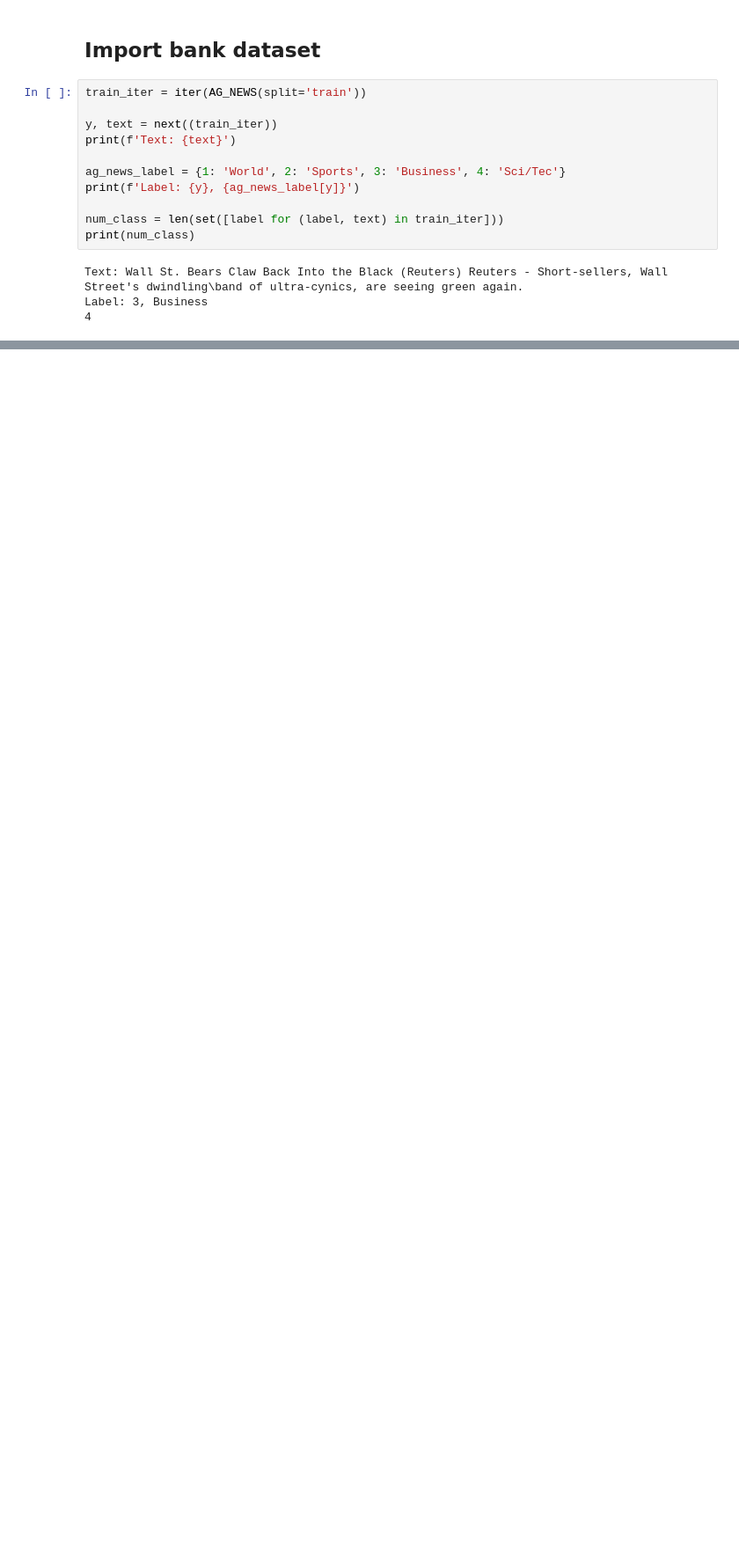
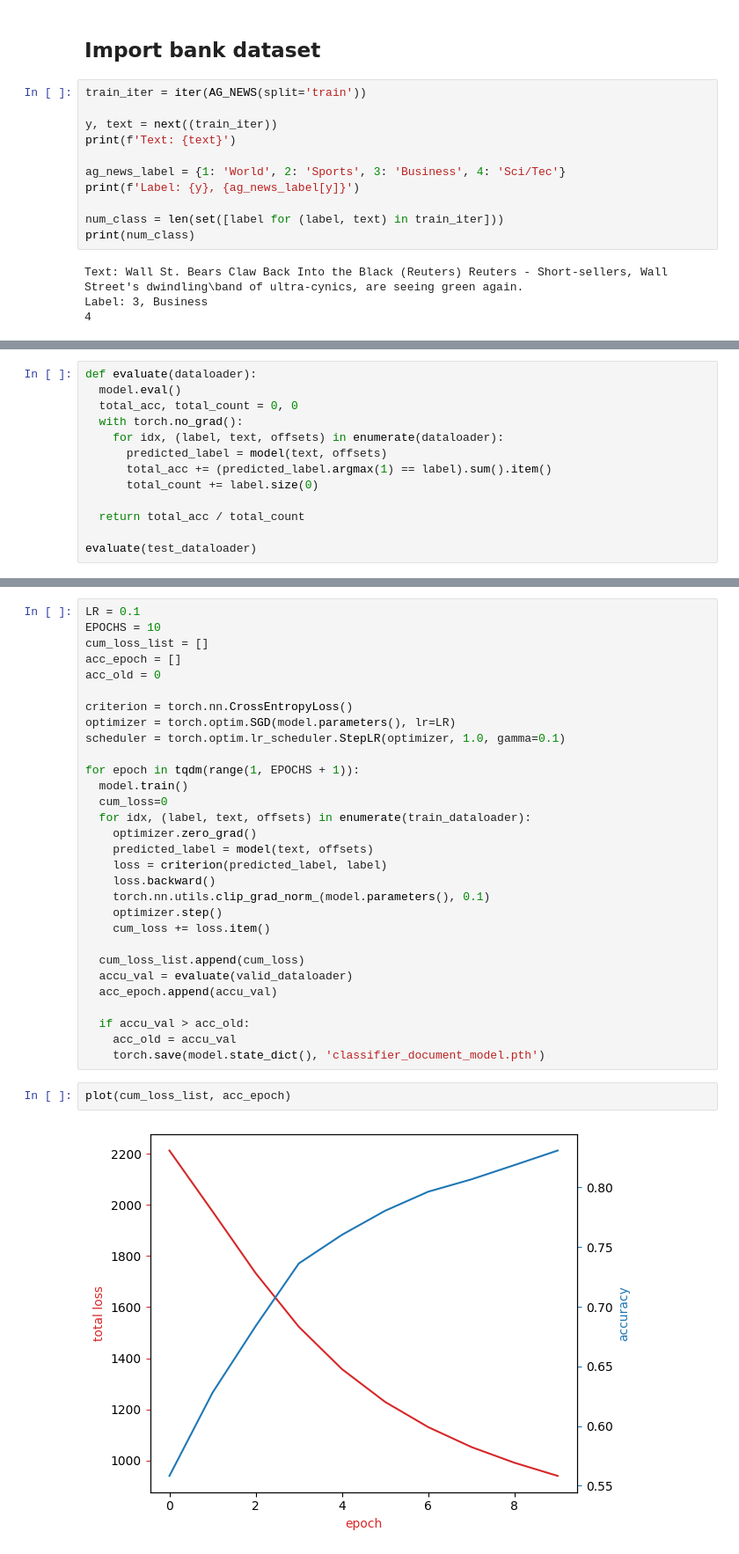
Before and after one commit to victorcata/ai-engineering-certificate, a Jupyter notebook: 03-generative-ai/04-document-classification.ipynb, the cells around one changed output, grey strips where cells are left out. Shown at 88% size. Cells and saved outputs as stored; diff of their text form; blank space fills up the shorter version.

Commit message:
chore(gen-ai): classifier document

```diff
--- a/03-generative-ai/04-document-classification.ipynb
+++ b/03-generative-ai/04-document-classification.ipynb
@@ -66,0 +211,13 @@ Label: 3, Business
+# %%
+def evaluate(dataloader):
+  model.eval()
+  total_acc, total_count = 0, 0
+  with torch.no_grad():
+    for idx, (label, text, offsets) in enumerate(dataloader):
+      predicted_label = model(text, offsets)
+      total_acc += (predicted_label.argmax(1) == label).sum().item()
+      total_count += label.size(0)
+
+  return total_acc / total_count
+
+evaluate(test_dataloader)
@@ -66,0 +234,34 @@ Label: 3, Business
+# %%
+LR = 0.1
+EPOCHS = 10
+cum_loss_list = []
+acc_epoch = []
+acc_old = 0
+
+criterion = torch.nn.CrossEntropyLoss()
+optimizer = torch.optim.SGD(model.parameters(), lr=LR)
+scheduler = torch.optim.lr_scheduler.StepLR(optimizer, 1.0, gamma=0.1)
+
+for epoch in tqdm(range(1, EPOCHS + 1)):
+  model.train()
+  cum_loss=0
+  for idx, (label, text, offsets) in enumerate(train_dataloader):
+    optimizer.zero_grad()
+    predicted_label = model(text, offsets)
+    loss = criterion(predicted_label, label)
+    loss.backward()
+    torch.nn.utils.clip_grad_norm_(model.parameters(), 0.1)
+    optimizer.step()
+    cum_loss += loss.item()
+
+  cum_loss_list.append(cum_loss)
+  accu_val = evaluate(valid_dataloader)
+  acc_epoch.append(accu_val)
+
+  if accu_val > acc_old:
+    acc_old = accu_val
+    torch.save(model.state_dict(), 'classifier_document_model.pth')
+# %%
+plot(cum_loss_list, acc_epoch)
+# %% [output]
+[figure, added]
```
Also changed, not shown: parts of 30 cells of this notebook, 1 other file.
